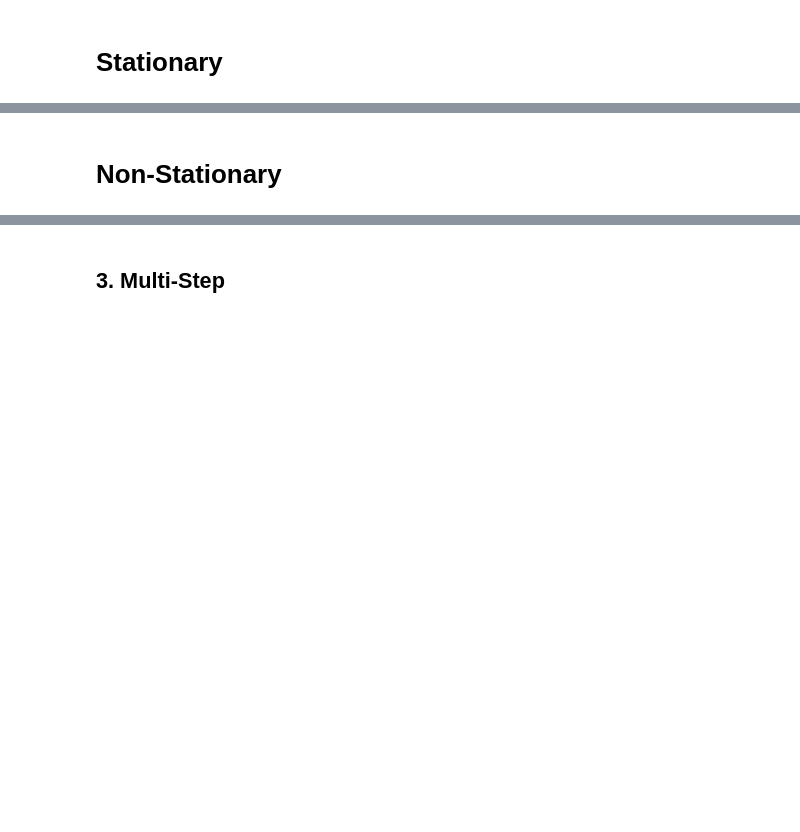
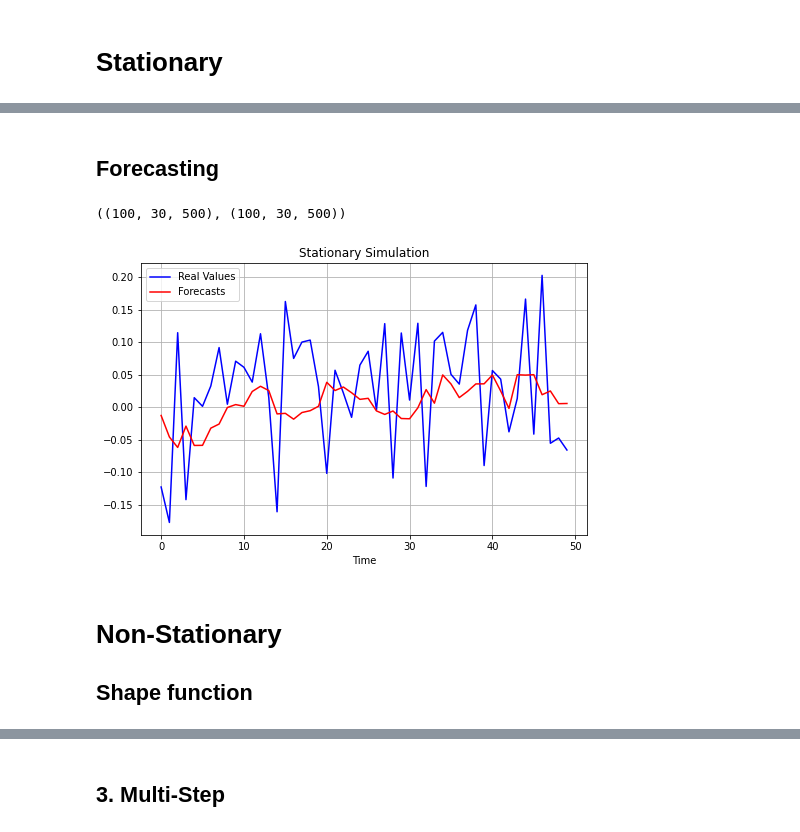
Before and after one commit to isVy08/ESTF, a Jupyter notebook: viz.ipynb, the cells around one changed output, grey strips where cells are left out. Drawn from its saved outputs; the diff is of its cells as text; code cells hidden in the pictures; blank space fills up the shorter version.

```diff
--- a/viz.ipynb
+++ b/viz.ipynb
@@ -132,10 +114,15 @@ F.shape
 # %%
 F_hats = []
+actual, forecast = [], []
 for i in range(100):
     out = load_pickle(f'output/stationary/out{i}.pickle')
     f = out[2].transpose()
     F_hats.append(f)
+    actual.append(out[0])
+    forecast.append(out[1])
 F_hats = np.concatenate(F_hats, 0)
+actual = np.stack(actual, 0)
+forecast = np.stack(forecast, 0)
 # %%
 F_hat_agg = F_hats.mean(0)
 F_agg = F.mean(0)
@@ -151,0 +143,20 @@ plt.show()
+# %% [markdown]
+## Forecasting
+# %%
+actual.shape, forecast.shape
+# %% [output]
+((100, 30, 500), (100, 30, 500))
+# %%
+actual = actual.mean(0)
+forecast = forecast.mean(0)
+# %%
+plt.figure(figsize=(8,5))
+plt.plot(actual[10, 300:350], c='b', label='Real Values')
+plt.plot(forecast[10, 300:350], c='r', label='Forecasts')
+plt.xlabel('Time')
+plt.legend(fontsize='medium', loc='upper left')
+plt.title('Stationary Simulation')
+plt.grid()
+plt.savefig("viz/st_sim/sample.pdf", dpi=150)
+# %% [output]
+[figure, added]
@@ -152,5 +166,7 @@ plt.show()
 # %% [markdown]
 # Non-Stationary
+
+## Shape function
 # %%
 shape = 'log'
 alphas = get_alphas('data/nst_sim/csv/alphas.csv')
```
Also changed, not shown: parts of 45 cells of this notebook, 5 other files.
